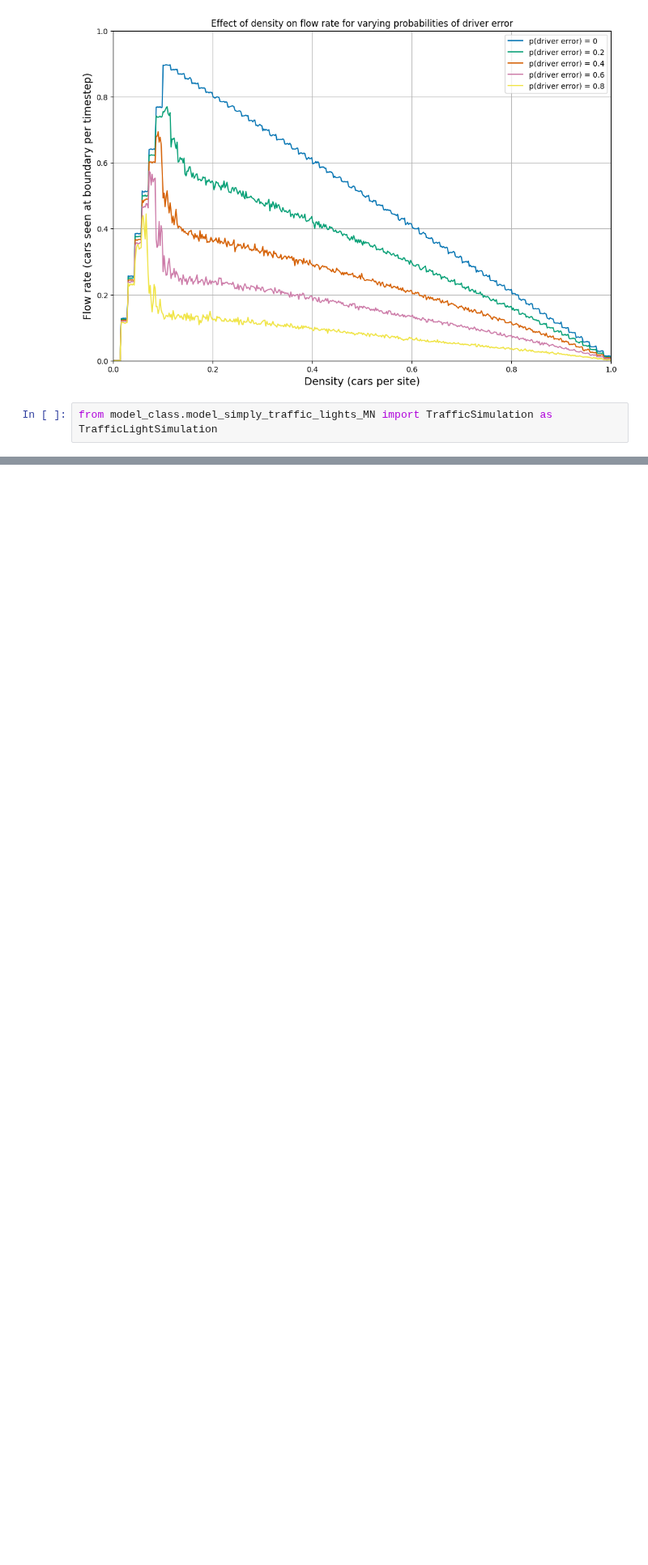
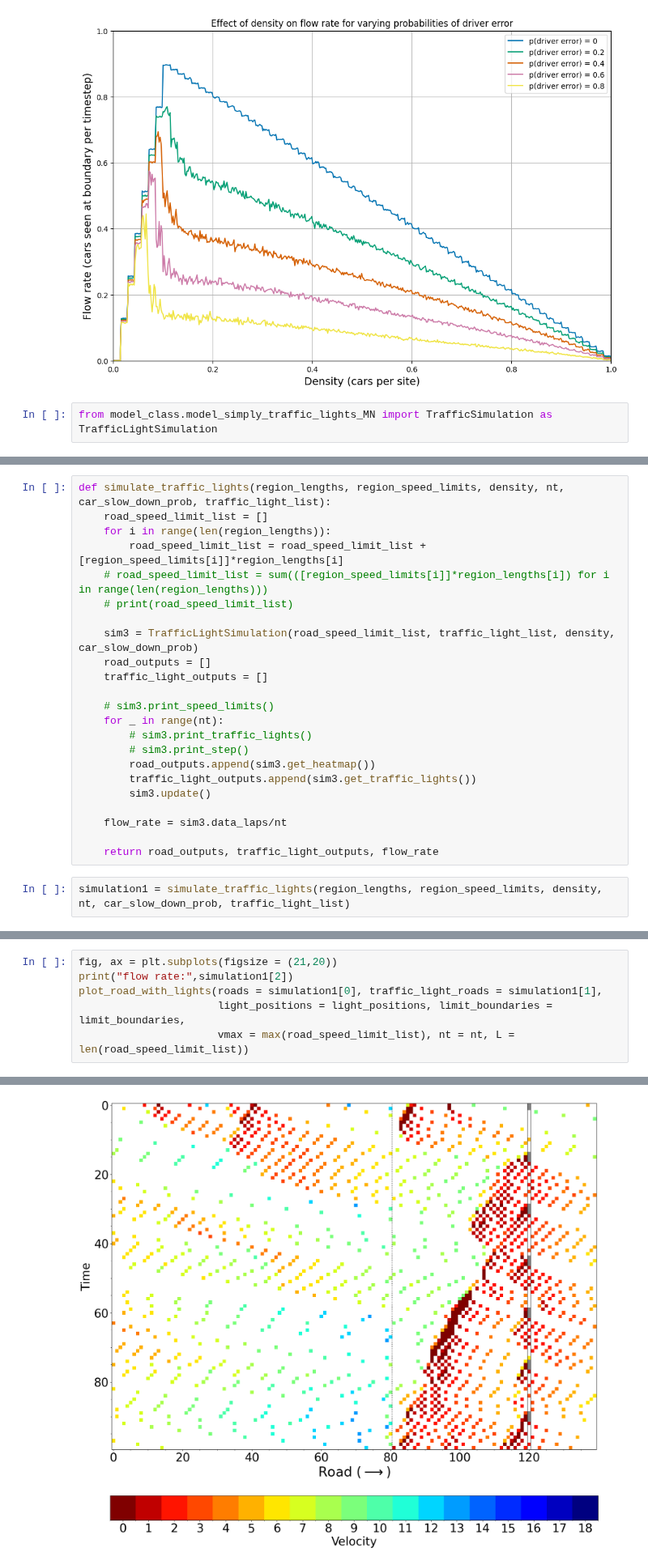
Before and after one commit to turtlesoul25/Traffic_SpeedControls_IM_Project2, a Jupyter notebook: test_notebooks_MN/using_model_class_MN.ipynb, the cells around one changed output, grey strips where cells are left out. Shown at 81% size. Cells and saved outputs as stored; diff of their text form; blank space fills up the shorter version.

Commit message:
got traffic light visualisations

```diff
--- a/test_notebooks_MN/using_model_class_MN.ipynb
+++ b/test_notebooks_MN/using_model_class_MN.ipynb
@@ -513,0 +484,25 @@ for _ in range(20):
+# %%
+def simulate_traffic_lights(region_lengths, region_speed_limits, density, nt, car_slow_down_prob, traffic_light_list):
+    road_speed_limit_list = []
+    for i in range(len(region_lengths)):
+        road_speed_limit_list = road_speed_limit_list + [region_speed_limits[i]]*region_lengths[i]
+    # road_speed_limit_list = sum(([region_speed_limits[i]]*region_lengths[i]) for i in range(len(region_lengths)))
+    # print(road_speed_limit_list)
+
+    sim3 = TrafficLightSimulation(road_speed_limit_list, traffic_light_list, density, car_slow_down_prob)
+    road_outputs = []
+    traffic_light_outputs = []
+
+    # sim3.print_speed_limits()
+    for _ in range(nt):
+        # sim3.print_traffic_lights()
+        # sim3.print_step()
+        road_outputs.append(sim3.get_heatmap())
+        traffic_light_outputs.append(sim3.get_traffic_lights())
+        sim3.update()
+
+    flow_rate = sim3.data_laps/nt
+
+    return road_outputs, traffic_light_outputs, flow_rate
+# %%
+simulation1 = simulate_traffic_lights(region_lengths, region_speed_limits, density, nt, car_slow_down_prob, traffic_light_list)
@@ -513,0 +562,7 @@ for _ in range(20):
+# %%
+fig, ax = plt.subplots(figsize = (21,20))
+print("flow rate:",simulation1[2])
+plot_road_with_lights(roads = simulation1[0], traffic_light_roads = simulation1[1],
+                      light_positions = light_positions, limit_boundaries = limit_boundaries,
+                      vmax = max(road_speed_limit_list), nt = nt, L = len(road_speed_limit_list))
+# %% [output]
@@ -513,0 +570 @@ for _ in range(20):
+[figure, added]
```
Also changed, not shown: parts of 21 cells of this notebook, 4 other files.
